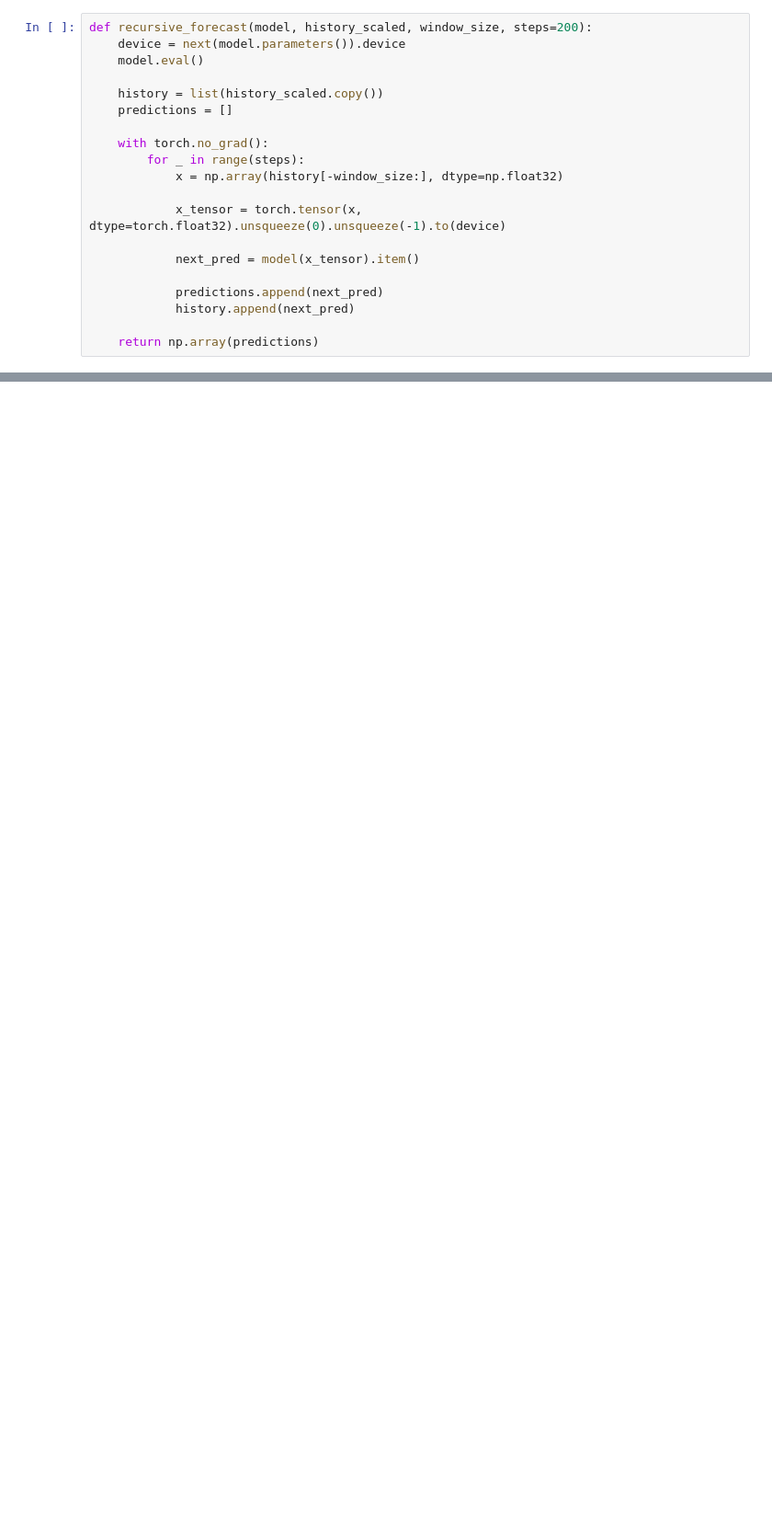
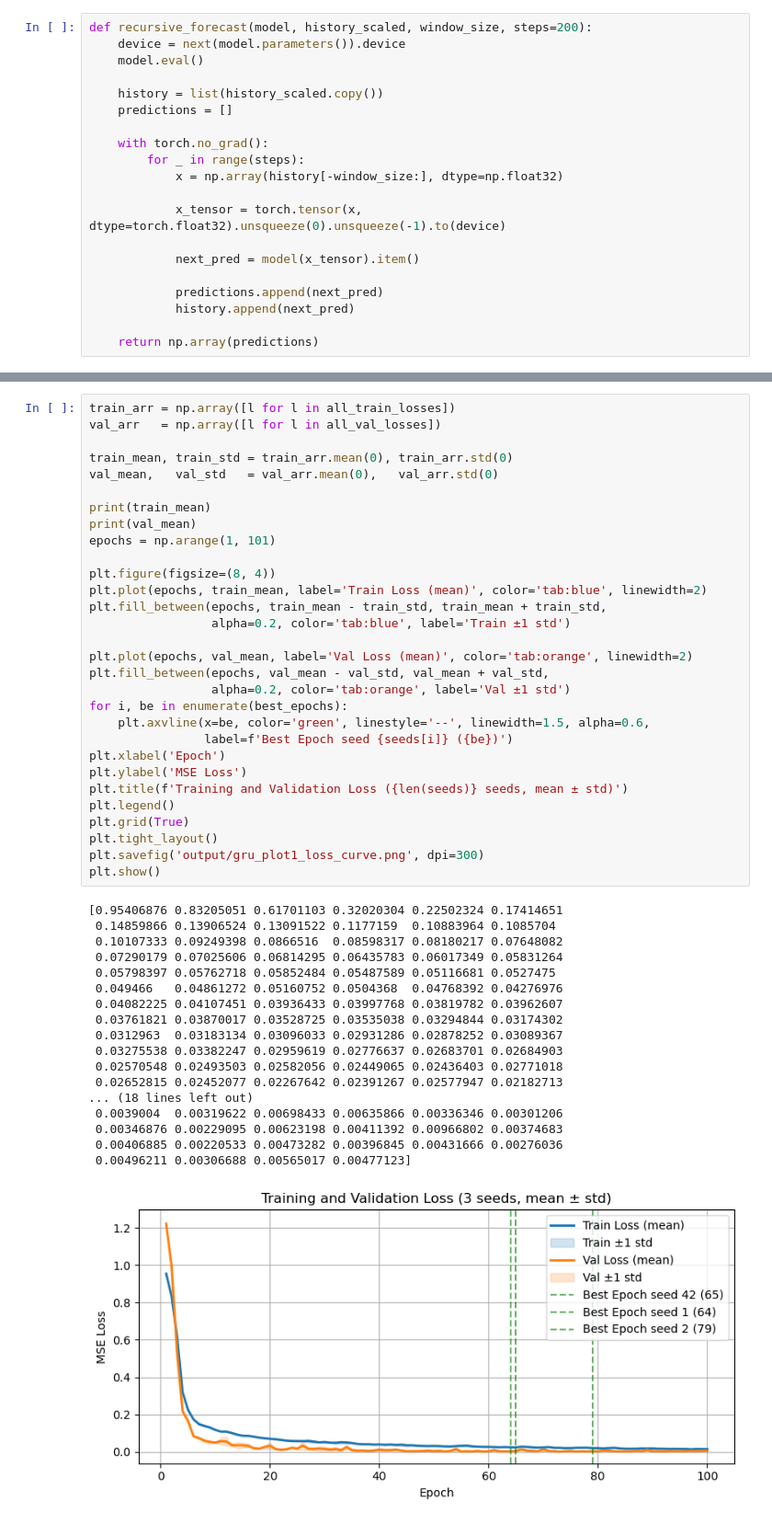
Before and after one commit to Liuian/UU_Deep_Learning, a Jupyter notebook: demo_hu.ipynb, the cells around one changed output, grey strips where cells are left out. Shown at 92% size. Drawn from its saved outputs; the diff is of its cells as text; blank space fills up the shorter version.

```diff
--- a/demo_hu.ipynb
+++ b/demo_hu.ipynb
@@ -409,3 +402,52 @@ plt.show()
+# %%
+train_arr = np.array([l for l in all_train_losses])
+val_arr   = np.array([l for l in all_val_losses])
+
+train_mean, train_std = train_arr.mean(0), train_arr.std(0)
+val_mean,   val_std   = val_arr.mean(0),   val_arr.std(0)
+
+print(train_mean)
+print(val_mean)
+epochs = np.arange(1, 101)
+
+plt.figure(figsize=(8, 4))
+plt.plot(epochs, train_mean, label='Train Loss (mean)', color='tab:blue', linewidth=2)
+plt.fill_between(epochs, train_mean - train_std, train_mean + train_std,
+                 alpha=0.2, color='tab:blue', label='Train ±1 std')
+
+plt.plot(epochs, val_mean, label='Val Loss (mean)', color='tab:orange', linewidth=2)
+plt.fill_between(epochs, val_mean - val_std, val_mean + val_std,
+                 alpha=0.2, color='tab:orange', label='Val ±1 std')
+for i, be in enumerate(best_epochs):
+    plt.axvline(x=be, color='green', linestyle='--', linewidth=1.5, alpha=0.6,
+                label=f'Best Epoch seed {seeds[i]} ({be})')
+plt.xlabel('Epoch')
+plt.ylabel('MSE Loss')
+plt.title(f'Training and Validation Loss ({len(seeds)} seeds, mean ± std)')
+plt.legend()
+plt.grid(True)
+plt.tight_layout()
+plt.savefig('output/gru_plot1_loss_curve.png', dpi=300)
+plt.show()
+# %% [output]
+[0.95406876 0.83205051 0.61701103 0.32020304 0.22502324 0.17414651
+ 0.14859866 0.13906524 0.13091522 0.1177159  0.10883964 0.1085704
+ 0.10107333 0.09249398 0.0866516  0.08598317 0.08180217 0.07648082
+ 0.07290179 0.07025606 0.06814295 0.06435783 0.06017349 0.05831264
+ 0.05798397 0.05762718 0.05852484 0.05487589 0.05116681 0.0527475
+ 0.049466   0.04861272 0.05160752 0.0504368  0.04768392 0.04276976
+ 0.04082225 0.04107451 0.03936433 0.03997768 0.03819782 0.03962607
+ 0.03761821 0.03870017 0.03528725 0.03535038 0.03294844 0.03174302
+ 0.0312963  0.03183134 0.03096033 0.02931286 0.02878252 0.03089367
+ 0.03275538 0.03382247 0.02959619 0.02776637 0.02683701 0.02684903
+ 0.02570548 0.02493503 0.02582056 0.02449065 0.02436403 0.02771018
+ 0.02652815 0.02452077 0.02267642 0.02391267 0.02577947 0.02182713
+... (18 lines left out)
+ 0.0039004  0.00319622 0.00698433 0.00635866 0.00336346 0.00301206
+ 0.00346876 0.00229095 0.00623198 0.00411392 0.00966802 0.00374683
+ 0.00406885 0.00220533 0.00473282 0.00396845 0.00431666 0.00276036
+ 0.00496211 0.00306688 0.00565017 0.00477123]
+[figure, new version]
 # %%
 all_preds_scaled = []
 for model in ensemble_models:
```
Also changed, not shown: parts of 18 cells of this notebook, 5 other files.
